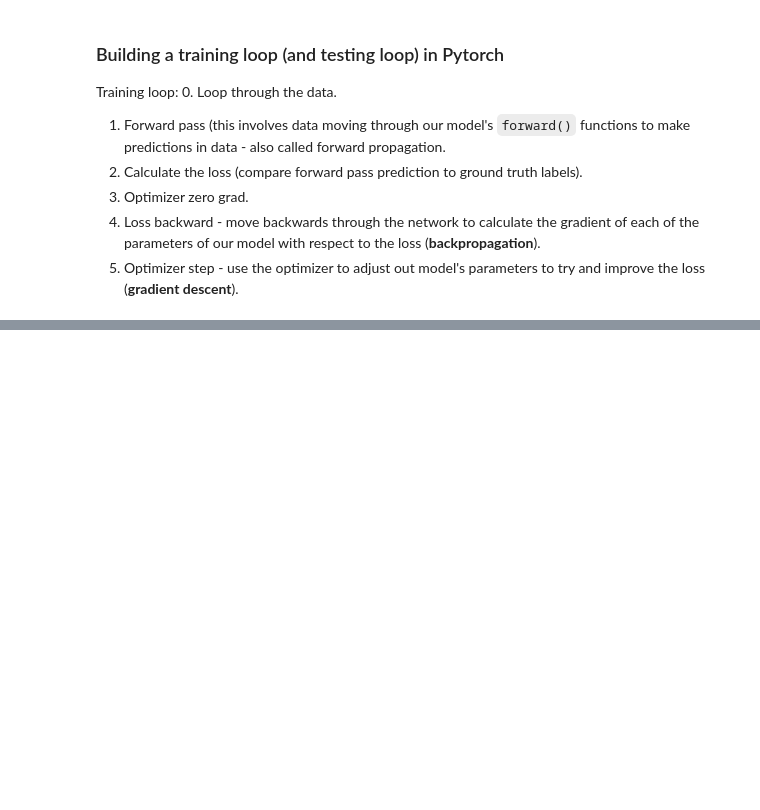
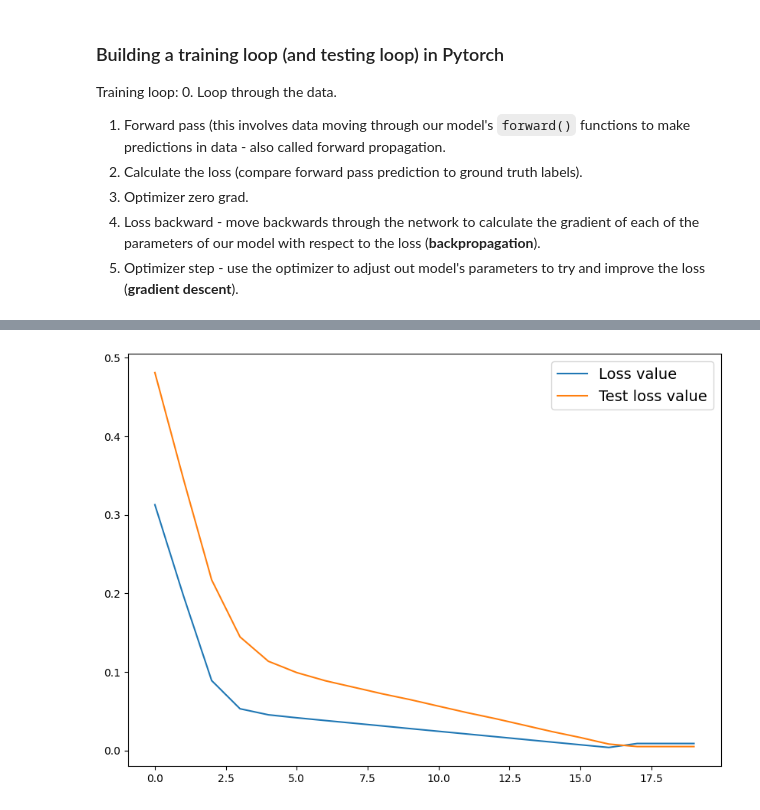
Before and after one commit to MeMikolaj/0_PyTorch-Deep-Learning, a Jupyter notebook: 01_PyTorch_workflow.ipynb, the cells around one changed output, grey strips where cells are left out. Saved outputs shown, nothing was run; the diff lists cells and outputs as text; code cells hidden in the pictures; blank space fills up the shorter version.

Commit message:
Testing the model and Plotting the progress results

```diff
--- a/01_PyTorch_workflow.ipynb
+++ b/01_PyTorch_workflow.ipynb
@@ -268,7 +268,12 @@ Training loop:
 torch.manual_seed(42)
 
 # Am epoch is one loop through the data... (this is a hyperparameter because we've set it ourselves)
-epochs = 1
+epochs = 200
+
+# Track different values (mode's progress)
+epoch_count = []
+loss_values = []
+test_loss_values = []
 
 ### Training
 # 0. Loop through the data
@@ -281,7 +286,6 @@ for epoch in range(epochs):
 
   # 2. Calculate the loss
   loss = loss_fn(y_pred, y_train)
-  print(f"Loss: {loss}")
 
   # 3. Optimizer zero grad
   optimizer.zero_grad()
@@ -294,8 +298,20 @@ for epoch in range(epochs):
 
 
   ### Testing
-  model_0.eval() # turns off gradient tracking
+  model_0.eval() # turns off different settings in model that are not needed for the testing (drop out/batch norm layers)
+  with torch.inference_mode(): # turns off gradient tracking & a couple more things behind the scenes
+    # 1. Do the forward pass
+    test_pred = model_0(X_test)
 
-  # Print out model state_dict()
-  print(model_0.state_dict())
+    # 2. Calculate the loss
+    test_loss = loss_fn(test_pred, y_test)
+
+  # Print out what's happening
+  if epoch % 10 == 0:
+    epoch_count.append(epoch)
+    loss_values.append(loss)
+    test_loss_values.append(test_loss)
+    print(f"Epoch: {epoch} | Loss: {loss} | Test loss: {test_loss}")
+    # Print out model state_dict()
+    print(model_0.state_dict())
 # %% [output]
@@ -324,0 +365,20 @@ plot_predictions(predictions=y_preds_new)
+# %%
+# Plot the loss curves
+
+def plot_training(epoch=torch.Tensor(epoch_count)/10,
+                      loss=torch.Tensor(loss_values),
+                      test_loss=torch.Tensor(test_loss_values)):
+  plt.figure(figsize=(10, 7))
+
+  # Plot loss data
+  plt.plot(epoch, loss, label="Loss value")
+
+  # Plot loss_test data
+  plt.plot(epoch, test_loss, label="Test loss value")
+
+  # Show the legend
+  plt.legend(prop={"size": 14});
+# %%
+plot_training()
+# %% [output]
+[figure, added]
```
Also changed, not shown: parts of 3 cells of this notebook.
